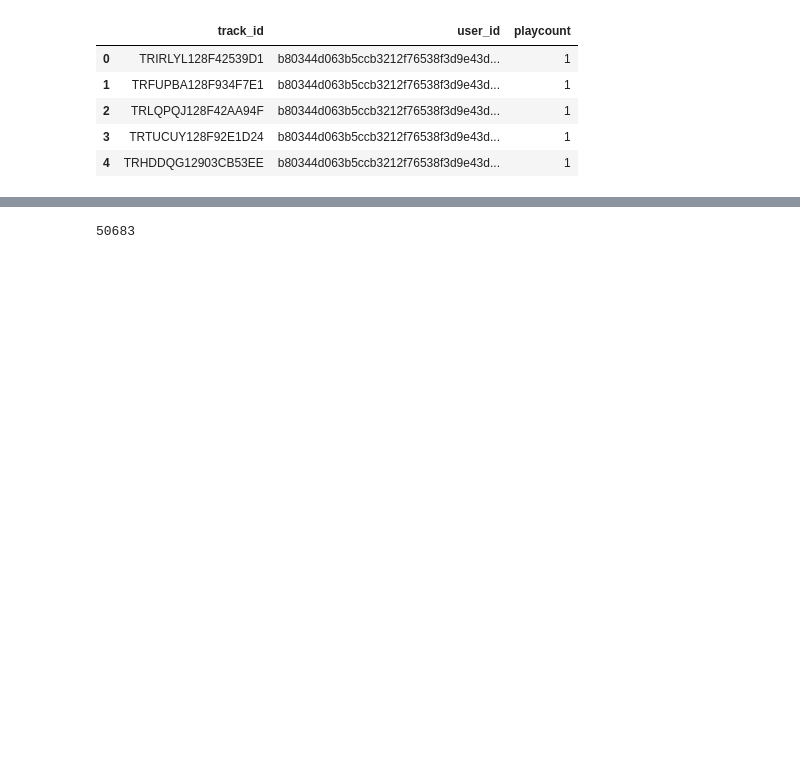
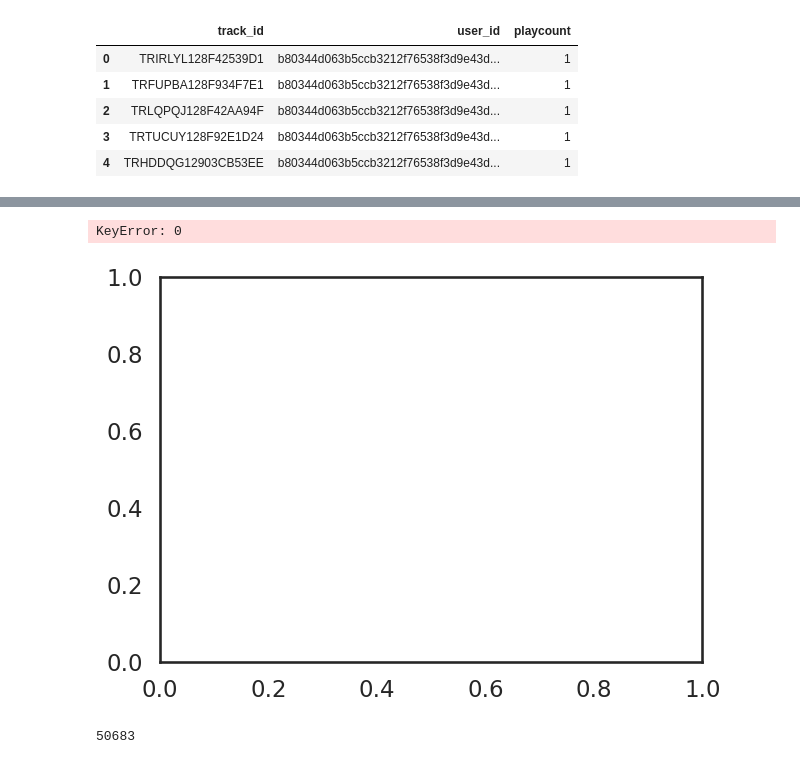
Before and after one commit to iliketurtles83/super-couscous, a Jupyter notebook: 01-analysis.ipynb, the cells around one changed output, grey strips where cells are left out. Drawn from its saved outputs; the diff is of its cells as text; code cells hidden in the pictures; blank space fills up the shorter version.

```diff
--- a/01-analysis.ipynb
+++ b/01-analysis.ipynb
@@ -76,3 +92,21 @@ music_df.head()
+# %%
+# 100 samples from user_df
+user_df_sample = user_df['playcount'].sample(n=100)
+
+# histogram of play counts
+f, ax = plt.subplots(figsize=(7, 5), sharex=True)
+
+sns.barplot(user_df_sample, palette="rocket", ax=ax)
+ax.axhline(0, color="k", clip_on=False)
+ax.set_ylabel("Play Count")
+
+# Finalize the plot
+sns.despine(bottom=True)
+plt.setp(f.axes, yticks=[])
+plt.tight_layout(h_pad=2)
+# %% [output]
+KeyError: 0
+[figure, added]
 # %%
 len(music_df)
 # %% [output]
```
Also changed, not shown: parts of 17 cells of this notebook.
